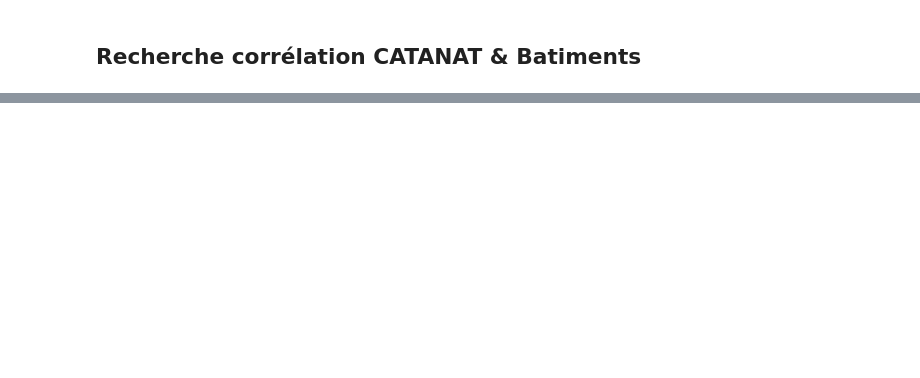
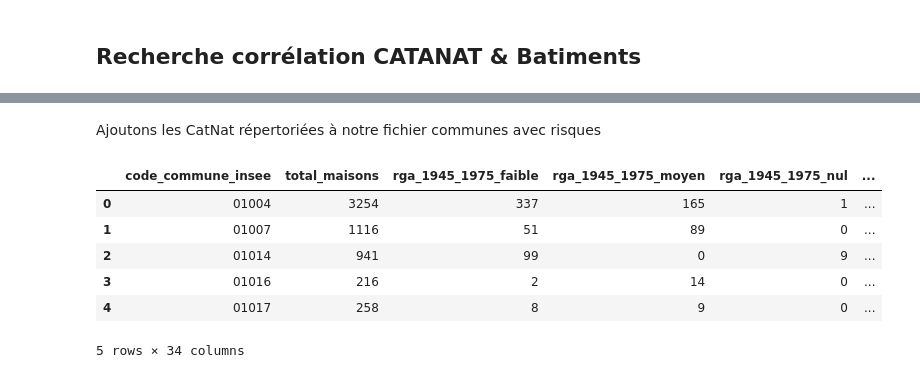
Before and after one commit to dataforgoodfr/14_PrixChangementClimatique, a Jupyter notebook: data/exploration/eda_jacques.ipynb, the cells around one changed output, grey strips where cells are left out. Saved outputs shown, nothing was run; the diff lists cells and outputs as text; code cells hidden in the pictures; blank space fills up the shorter version.

```diff
--- a/data/exploration/eda_jacques.ipynb
+++ b/data/exploration/eda_jacques.ipynb
@@ -694,5 +726,12 @@ Hypothèse: plus une commune a des maisons exposées à un risque fort (RGA éle
 # %%
+# SEC = Secheresse
+# ICB = Inondations et/ou Coulées de Boue
+# IRN = Inondations Remontées de Nappe
+# RAZ = Raz de Marée
+
 sec = catnat[catnat.num_risque_jo == 'SEC']
+inond = catnat[catnat.num_risque_jo == 'ICB']
 # %%
 sec_agg = sec.groupby('cod_commune').size().to_frame('count_sec').reset_index(names='code_commune_insee')
+inond_agg = inond.groupby('cod_commune').size().to_frame('count_inond').reset_index(names='code_commune_insee')
 sec_agg.head()
@@ -701,10 +745,20 @@ sec_agg.info()
+# %% [markdown]
+Ajoutons les CatNat répertoriées à notre fichier communes avec risques
 # %%
-df_flat = pd.get_dummies(data=df_agg, columns=['alea_argile'], prefix='rga')
-rga_cols = df_flat.columns[df_flat.columns.str.startswith('rga_')]
-df_flat[rga_cols] = df_flat[rga_cols].multiply(df_flat['nb_maisons'], axis=0)
-df_flat['constr_avant_1945'] = df_flat['periode_construction'].isin(['Avant 1915', '1916-1945', 'Inconnue'])
-df_flat = df_flat.groupby(by=['code_commune_insee','constr_avant_1945']).sum().reset_index().drop(columns=['periode_construction'])
+df_flat = pd.read_parquet('../csv/risques_communes_flat.parquet')
+df_flat = df_flat.merge(sec_agg, on='code_commune_insee')
+df_flat = df_flat.merge(inond_agg, on='code_commune_insee')
+df_flat.rename(columns={'count_sec': 'catnat_sec_count', 'count_sec': 'catnat_inond_count'}, inplace=True)
+pd.to_parquet('../csv/risques_catnat_communes_flat.parquet')
 df_flat.head()
+# %% [output]
+|  | code_commune_insee | total_maisons | rga_1945_1975_faible | rga_1945_1975_moyen | rga_1945_1975_nul | ... |
+| 0 | 01004 | 3254 | 337 | 165 | 1 | ... |
+| 1 | 01007 | 1116 | 51 | 89 | 0 | ... |
+| 2 | 01014 | 941 | 99 | 0 | 9 | ... |
+| 3 | 01016 | 216 | 2 | 14 | 0 | ... |
+| 4 | 01017 | 258 | 8 | 9 | 0 | ... |
+5 rows × 34 columns
 # %%
 # On doit penser à un score qui permet de montrer la prévalence du risque de RGA
 #  Si année construction < 1945 + 0
```
Also changed, not shown: parts of 11 cells of this notebook, 1 other file.
